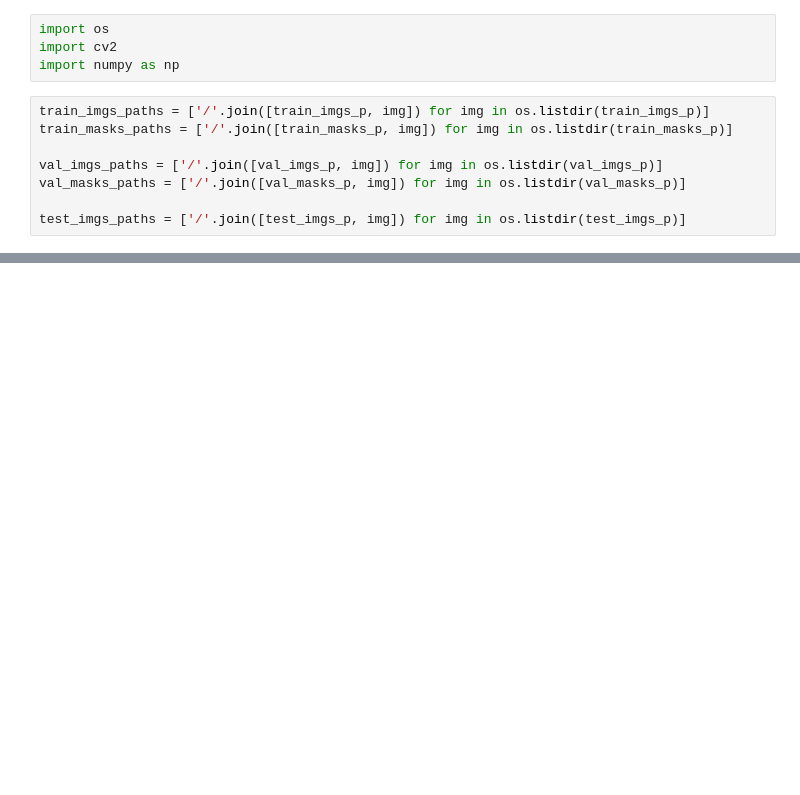
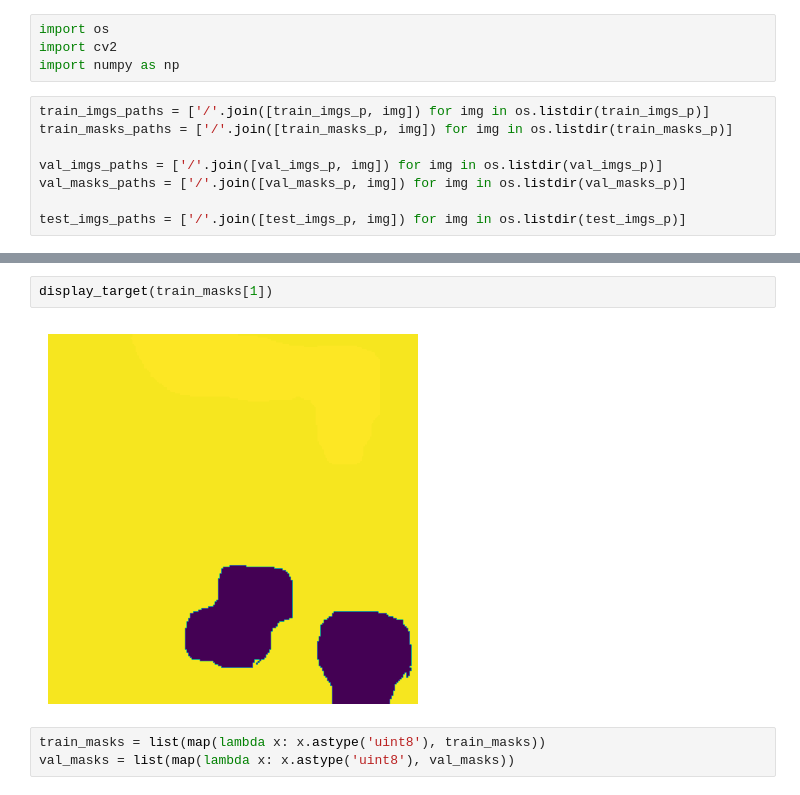
Before and after one commit to Venchislav/Neural-Networks, a Jupyter notebook: CV/breastcancer-segmentation.ipynb, the cells around one changed output, grey strips where cells are left out. Drawn from its saved outputs; the diff is of its cells as text; blank space fills up the shorter version.

```diff
--- a/CV/breastcancer-segmentation.ipynb
+++ b/CV/breastcancer-segmentation.ipynb
@@ -26,0 +39,7 @@ KeyboardInterrupt:
+# %%
+display_target(train_masks[1])
+# %% [output]
+[figure, added]
+# %%
+train_masks = list(map(lambda x: x.astype('uint8'), train_masks))
+val_masks = list(map(lambda x: x.astype('uint8'), val_masks))
```
Also changed, not shown: parts of 8 cells of this notebook.
